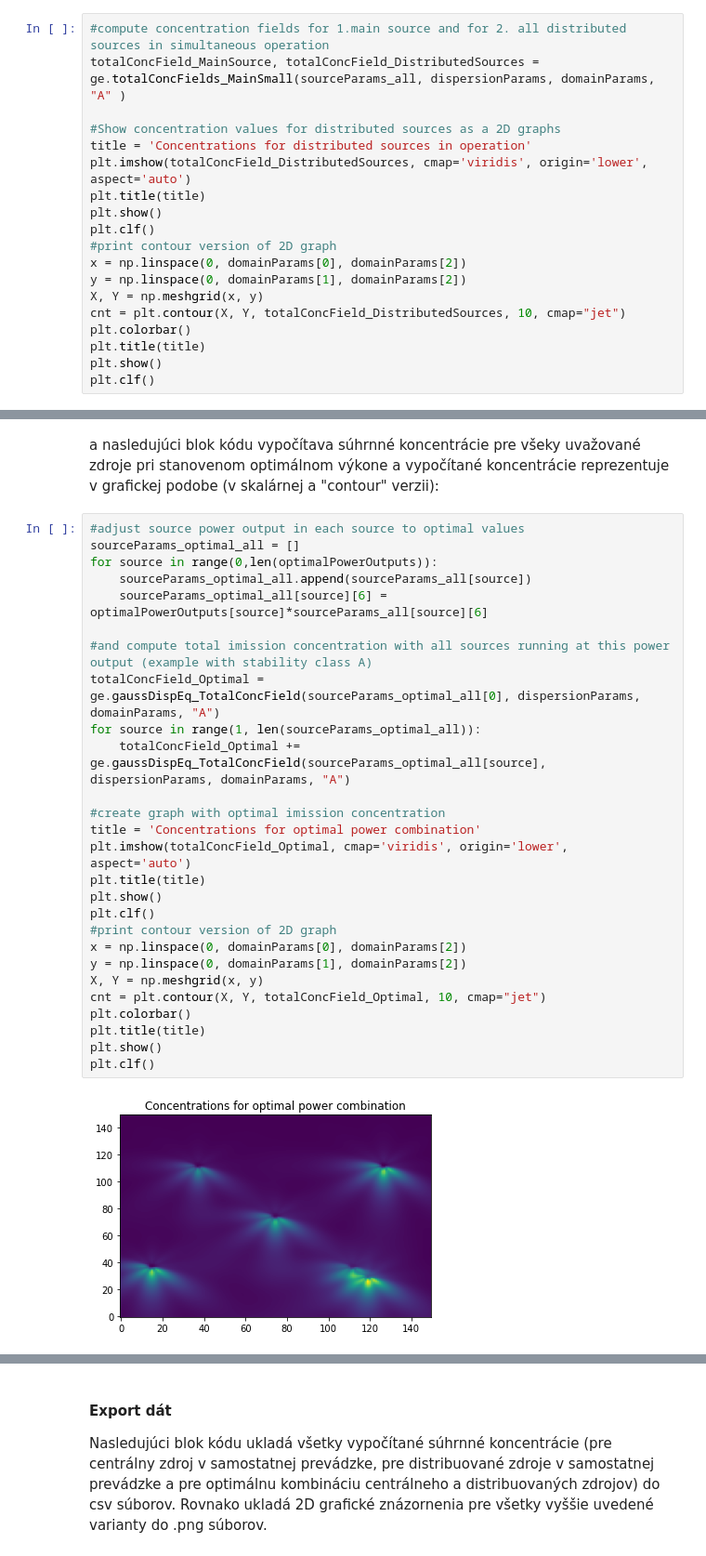
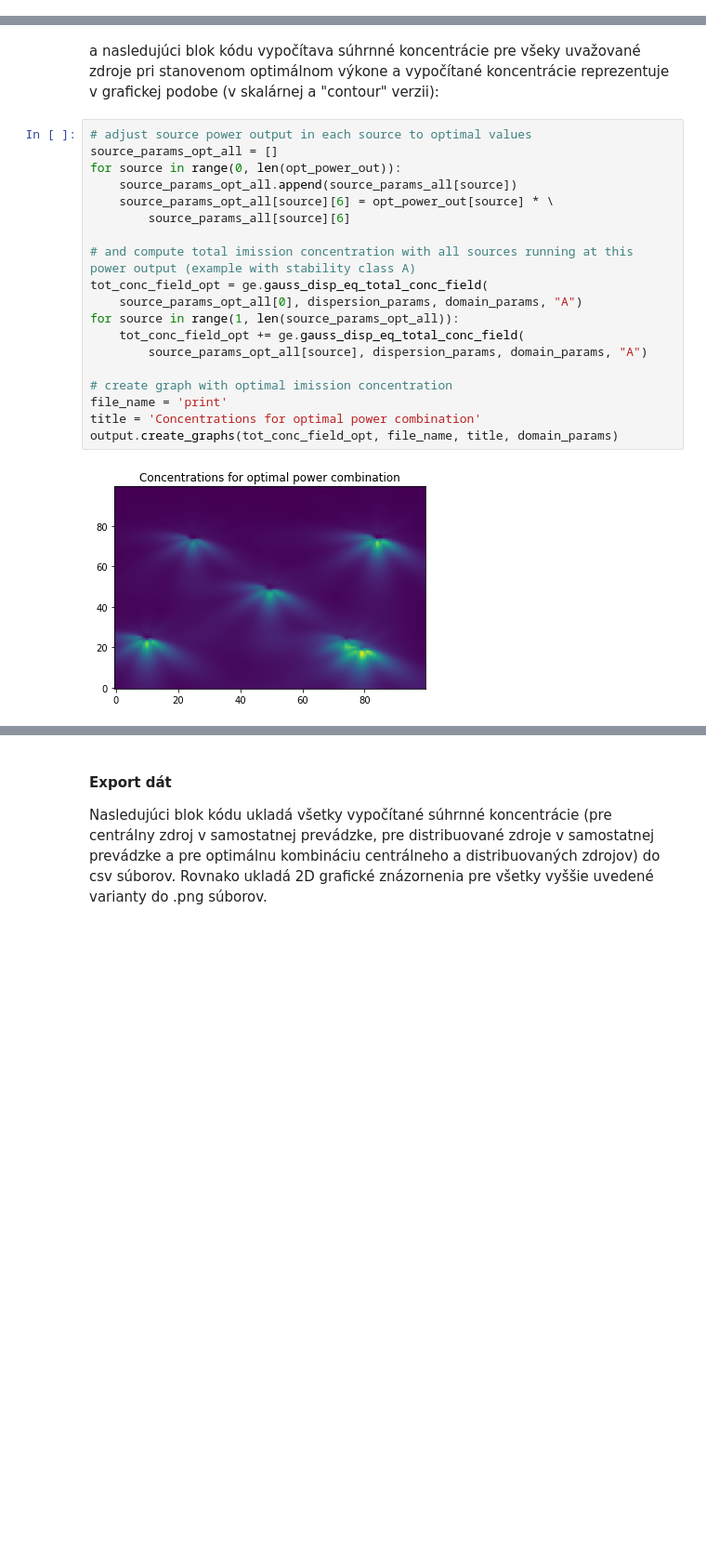
Before and after one commit to MUS0160/VVP-project, a Jupyter notebook: project_vvp_mus0160.ipynb, the cells around one changed output, grey strips where cells are left out. Shown at 93% size. Saved outputs shown, nothing was run; the diff lists cells and outputs as text; blank space fills up the shorter version.

```diff
--- a/project_vvp_mus0160.ipynb
+++ b/project_vvp_mus0160.ipynb
@@ -83,22 +56,3 @@ plt.clf()
 # %% [markdown]
 ### Výpočet imisného zaťaženia z viacerých zdrojov
 Nasledujúci blok kódu vypočíta súhrnné koncentrácie (ako súčet všetkých koncentračných príspevkov všetkých uvažovaných zdrojov) v jednotlivých uzloch mriežky výpočtovej oblasti a vypočítané koncentrácie reprezentuje v grafickej podobe (v skalárnej a "contour" verzii).
-# %%
-#compute concentration fields for 1.main source and for 2. all distributed sources in simultaneous operation
-totalConcField_MainSource, totalConcField_DistributedSources = ge.totalConcFields_MainSmall(sourceParams_all, dispersionParams, domainParams, "A" )
-
-#Show concentration values for distributed sources as a 2D graphs
-title = 'Concentrations for distributed sources in operation'
-plt.imshow(totalConcField_DistributedSources, cmap='viridis', origin='lower', aspect='auto')
-plt.title(title)
-plt.show()
-plt.clf()
-#print contour version of 2D graph
-x = np.linspace(0, domainParams[0], domainParams[2])
-y = np.linspace(0, domainParams[1], domainParams[2])
-X, Y = np.meshgrid(x, y)
-cnt = plt.contour(X, Y, totalConcField_DistributedSources, 10, cmap="jet")
-plt.colorbar()
-plt.title(title)
-plt.show()
-plt.clf()
@@ -222,34 +199,26 @@ Optimal combination of power outputs for all sources:  [0.167 1.    0.573 1.
 # %% [markdown]
 a nasledujúci blok kódu vypočítava súhrnné koncentrácie pre všeky uvažované zdroje pri stanovenom optimálnom výkone a vypočítané koncentrácie reprezentuje v grafickej podobe (v skalárnej a "contour" verzii):
 # %%
-#adjust source power output in each source to optimal values
-sourceParams_optimal_all = []
-for source in range(0,len(optimalPowerOutputs)):
-    sourceParams_optimal_all.append(sourceParams_all[source])
-    sourceParams_optimal_all[source][6] = optimalPowerOutputs[source]*sourceParams_all[source][6]
+# adjust source power output in each source to optimal values
+source_params_opt_all = []
+for source in range(0, len(opt_power_out)):
+    source_params_opt_all.append(source_params_all[source])
+    source_params_opt_all[source][6] = opt_power_out[source] * \
+        source_params_all[source][6]
 
-#and compute total imission concentration with all sources running at this power output (example with stability class A)
-totalConcField_Optimal = ge.gaussDispEq_TotalConcField(sourceParams_optimal_all[0], dispersionParams, domainParams, "A")
-for source in range(1, len(sourceParams_optimal_all)):
-    totalConcField_Optimal += ge.gaussDispEq_TotalConcField(sourceParams_optimal_all[source], dispersionParams, domainParams, "A")
+# and compute total imission concentration with all sources running at this power output (example with stability class A)
+tot_conc_field_opt = ge.gauss_disp_eq_total_conc_field(
+    source_params_opt_all[0], dispersion_params, domain_params, "A")
+for source in range(1, len(source_params_opt_all)):
+    tot_conc_field_opt += ge.gauss_disp_eq_total_conc_field(
+        source_params_opt_all[source], dispersion_params, domain_params, "A")
 
-#create graph with optimal imission concentration
+# create graph with optimal imission concentration
+file_name = 'print'
 title = 'Concentrations for optimal power combination'
-plt.imshow(totalConcField_Optimal, cmap='viridis', origin='lower', aspect='auto')
-plt.title(title)
-plt.show()
-plt.clf()
-#print contour version of 2D graph
-x = np.linspace(0, domainParams[0], domainParams[2])
-y = np.linspace(0, domainParams[1], domainParams[2])
-X, Y = np.meshgrid(x, y)
-cnt = plt.contour(X, Y, totalConcField_Optimal, 10, cmap="jet")
-plt.colorbar()
-plt.title(title)
-plt.show()
-plt.clf()
+output.create_graphs(tot_conc_field_opt, file_name, title, domain_params)
 # %% [output]
-[figure, old version]
+[figure, new version]
 [figure]
 <Figure size 432x288 with 0 Axes>
 # %% [markdown]
```
Also changed, not shown: parts of 6 cells of this notebook, 8 other files.
